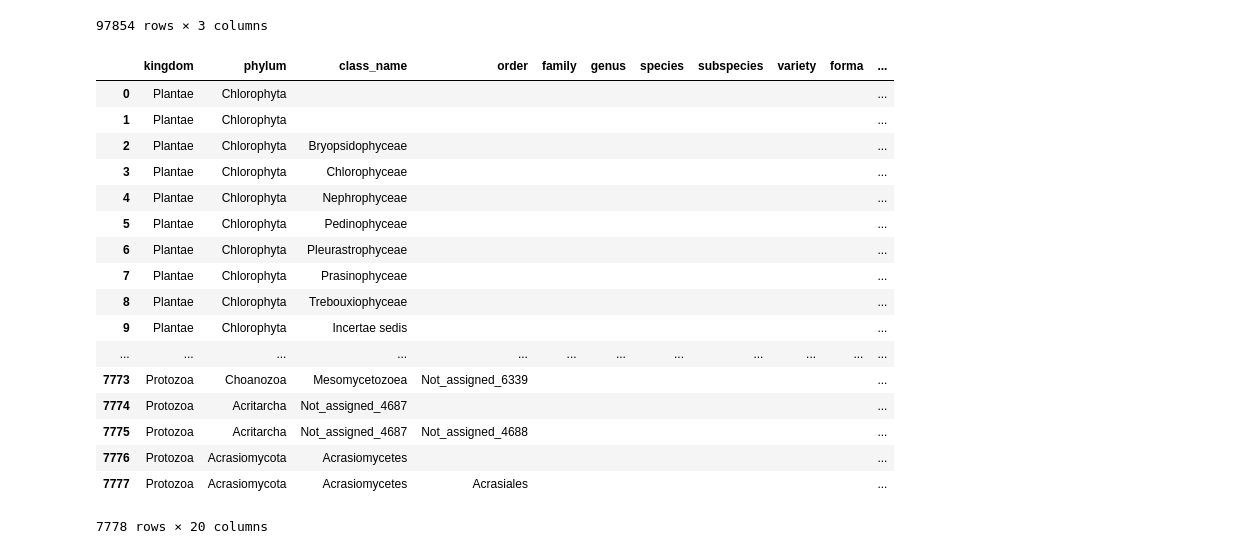
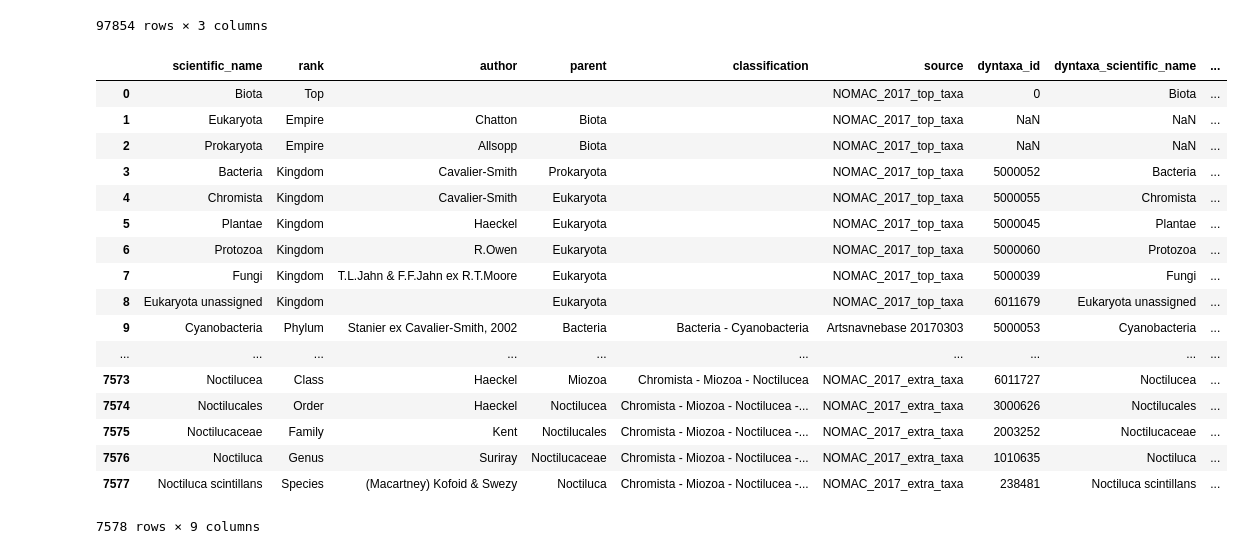
Before and after one commit to nordicmicroalgae/nordicmicroalgae-content, a Jupyter notebook: prepare_content/NOMAC_2017_species/NOMAC2017_prepare-2_synonyms.ipynb, the cells around one changed output. Saved outputs shown, nothing was run; the diff lists cells and outputs as text; code cells hidden in the pictures.

Commit message:
NOMAK 2017 species list - for review.

```diff
--- a/prepare_content/NOMAC_2017_species/NOMAC2017_prepare-2_synonyms.ipynb
+++ b/prepare_content/NOMAC_2017_species/NOMAC2017_prepare-2_synonyms.ipynb
@@ -70,27 +70,29 @@ df_dyntaxa
 # %%
 df_nomac2017_2 = pd.merge(df_nomac2017, df_dyntaxa,
                           how='left',
-                          left_on='nomac_scientific_name',
+                          left_on='scientific_name',
                           right_on='dyntaxa_scientific_name')
-# %%
-df_nomac2017_2
-# %% [output]
-|  | kingdom | phylum | class_name | order | family | genus | species | subspecies | variety | forma | ... |
-| 0 | Plantae | Chlorophyta |  |  |  |  |  |  |  |  | ... |
-| 1 | Plantae | Chlorophyta |  |  |  |  |  |  |  |  | ... |
-| 2 | Plantae | Chlorophyta | Bryopsidophyceae |  |  |  |  |  |  |  | ... |
-| 3 | Plantae | Chlorophyta | Chlorophyceae |  |  |  |  |  |  |  | ... |
-| 4 | Plantae | Chlorophyta | Nephrophyceae |  |  |  |  |  |  |  | ... |
-| 5 | Plantae | Chlorophyta | Pedinophyceae |  |  |  |  |  |  |  | ... |
-| 6 | Plantae | Chlorophyta | Pleurastrophyceae |  |  |  |  |  |  |  | ... |
-| 7 | Plantae | Chlorophyta | Prasinophyceae |  |  |  |  |  |  |  | ... |
-| 8 | Plantae | Chlorophyta | Trebouxiophyceae |  |  |  |  |  |  |  | ... |
-| 9 | Plantae | Chlorophyta | Incertae sedis |  |  |  |  |  |  |  | ... |
-| ... | ... | ... | ... | ... | ... | ... | ... | ... | ... | ... | ... |
-| 7773 | Protozoa | Choanozoa | Mesomycetozoea | Not_assigned_6339 |  |  |  |  |  |  | ... |
-| 7774 | Protozoa | Acritarcha | Not_assigned_4687 |  |  |  |  |  |  |  | ... |
-| 7775 | Protozoa | Acritarcha | Not_assigned_4687 | Not_assigned_4688 |  |  |  |  |  |  | ... |
-| 7776 | Protozoa | Acrasiomycota | Acrasiomycetes |  |  |  |  |  |  |  | ... |
-| 7777 | Protozoa | Acrasiomycota | Acrasiomycetes | Acrasiales |  |  |  |  |  |  | ... |
-7778 rows × 20 columns
+# %%
+df_nomac2017_2.dyntaxa_id = df_nomac2017_2.dyntaxa_id.dropna().apply(lambda x: str(int(x)) )
+
+df_nomac2017_2
+# %% [output]
+|  | scientific_name | rank | author | parent | classification | source | dyntaxa_id | dyntaxa_scientific_name | ... |
+| 0 | Biota | Top |  |  |  | NOMAC_2017_top_taxa | 0 | Biota | ... |
+| 1 | Eukaryota | Empire | Chatton | Biota |  | NOMAC_2017_top_taxa | NaN | NaN | ... |
+| 2 | Prokaryota | Empire | Allsopp | Biota |  | NOMAC_2017_top_taxa | NaN | NaN | ... |
+| 3 | Bacteria | Kingdom | Cavalier-Smith | Prokaryota |  | NOMAC_2017_top_taxa | 5000052 | Bacteria | ... |
+| 4 | Chromista | Kingdom | Cavalier-Smith | Eukaryota |  | NOMAC_2017_top_taxa | 5000055 | Chromista | ... |
+| 5 | Plantae | Kingdom | Haeckel | Eukaryota |  | NOMAC_2017_top_taxa | 5000045 | Plantae | ... |
+| 6 | Protozoa | Kingdom | R.Owen | Eukaryota |  | NOMAC_2017_top_taxa | 5000060 | Protozoa | ... |
+| 7 | Fungi | Kingdom | T.L.Jahn & F.F.Jahn ex R.T.Moore | Eukaryota |  | NOMAC_2017_top_taxa | 5000039 | Fungi | ... |
+| 8 | Eukaryota unassigned | Kingdom |  | Eukaryota |  | NOMAC_2017_top_taxa | 6011679 | Eukaryota unassigned | ... |
+| 9 | Cyanobacteria | Phylum | Stanier ex Cavalier-Smith, 2002 | Bacteria | Bacteria - Cyanobacteria | Artsnavnebase 20170303 | 5000053 | Cyanobacteria | ... |
+| ... | ... | ... | ... | ... | ... | ... | ... | ... | ... |
+| 7573 | Noctilucea | Class | Haeckel | Miozoa | Chromista - Miozoa - Noctilucea | NOMAC_2017_extra_taxa | 6011727 | Noctilucea | ... |
+| 7574 | Noctilucales | Order | Haeckel | Noctilucea | Chromista - Miozoa - Noctilucea -... | NOMAC_2017_extra_taxa | 3000626 | Noctilucales | ... |
+| 7575 | Noctilucaceae | Family | Kent | Noctilucales | Chromista - Miozoa - Noctilucea -... | NOMAC_2017_extra_taxa | 2003252 | Noctilucaceae | ... |
+| 7576 | Noctiluca | Genus | Suriray | Noctilucaceae | Chromista - Miozoa - Noctilucea -... | NOMAC_2017_extra_taxa | 1010635 | Noctiluca | ... |
+| 7577 | Noctiluca scintillans | Species | (Macartney) Kofoid & Swezy | Noctiluca | Chromista - Miozoa - Noctilucea -... | NOMAC_2017_extra_taxa | 238481 | Noctiluca scintillans | ... |
+7578 rows × 9 columns
 # %%
```
Also changed, not shown: parts of 2 cells of this notebook, 11 other files.
